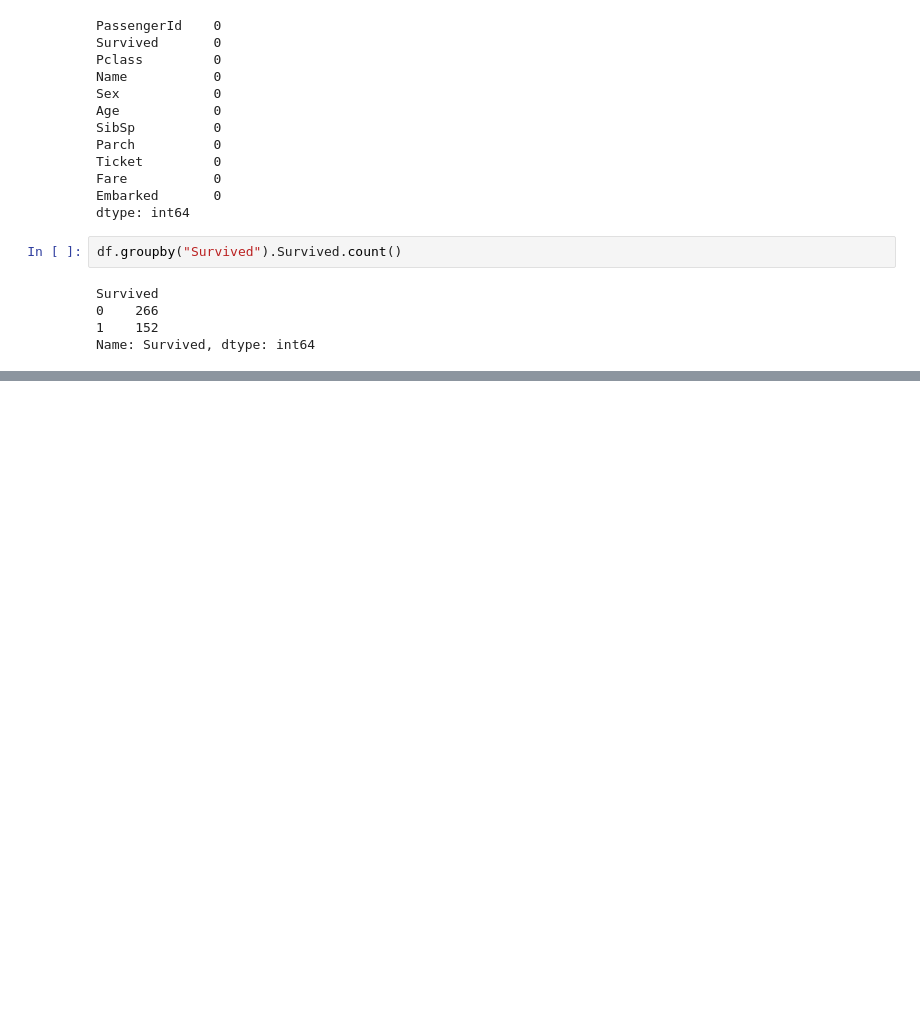
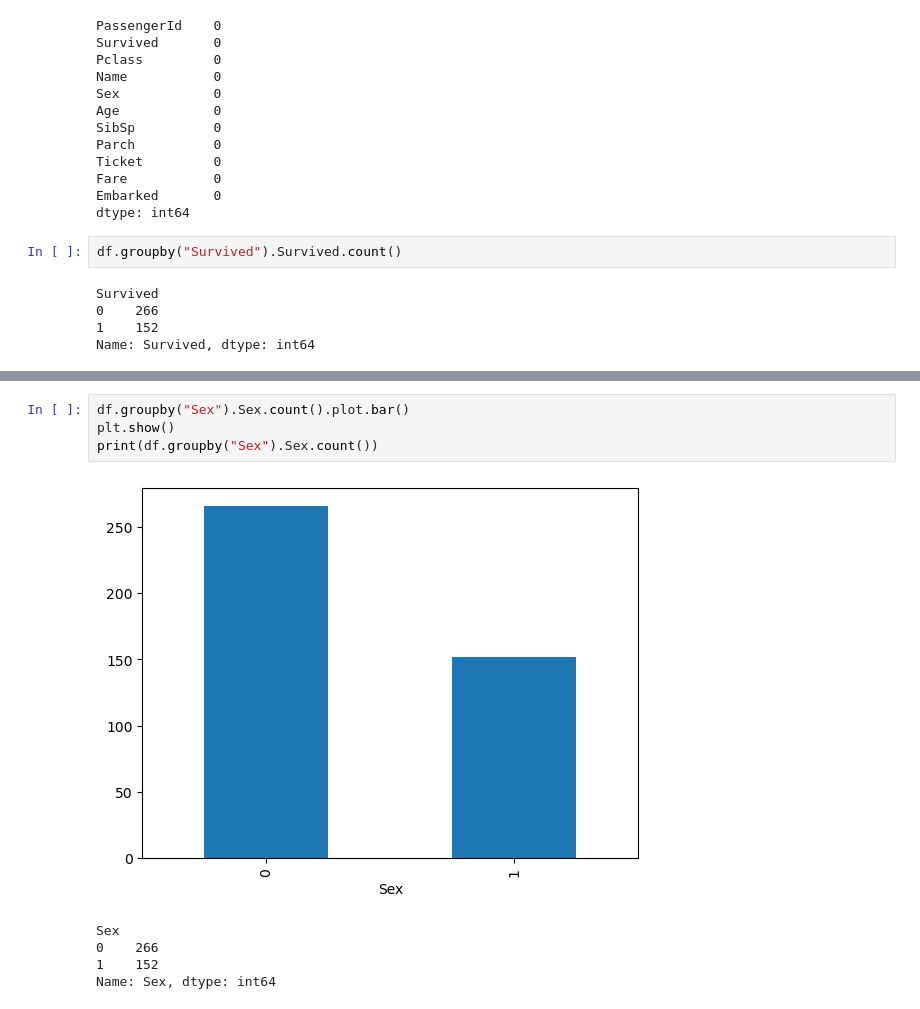
Before and after one commit to aanuk/Credit-Card-Fraud-Detection, a Jupyter notebook: Titanic_survival_prediction.ipynb, the cells around one changed output, grey strips where cells are left out. Drawn from its saved outputs; the diff is of its cells as text; blank space fills up the shorter version.

```diff
--- a/Titanic_survival_prediction.ipynb
+++ b/Titanic_survival_prediction.ipynb
@@ -105,0 +115,10 @@ Name: Survived, dtype: int64
+# %%
+df.groupby("Sex").Sex.count().plot.bar()
+plt.show()
+print(df.groupby("Sex").Sex.count())
+# %% [output]
+[figure, added]
+Sex
+0    266
+1    152
+Name: Sex, dtype: int64
```
Also changed, not shown: parts of 10 cells of this notebook.
